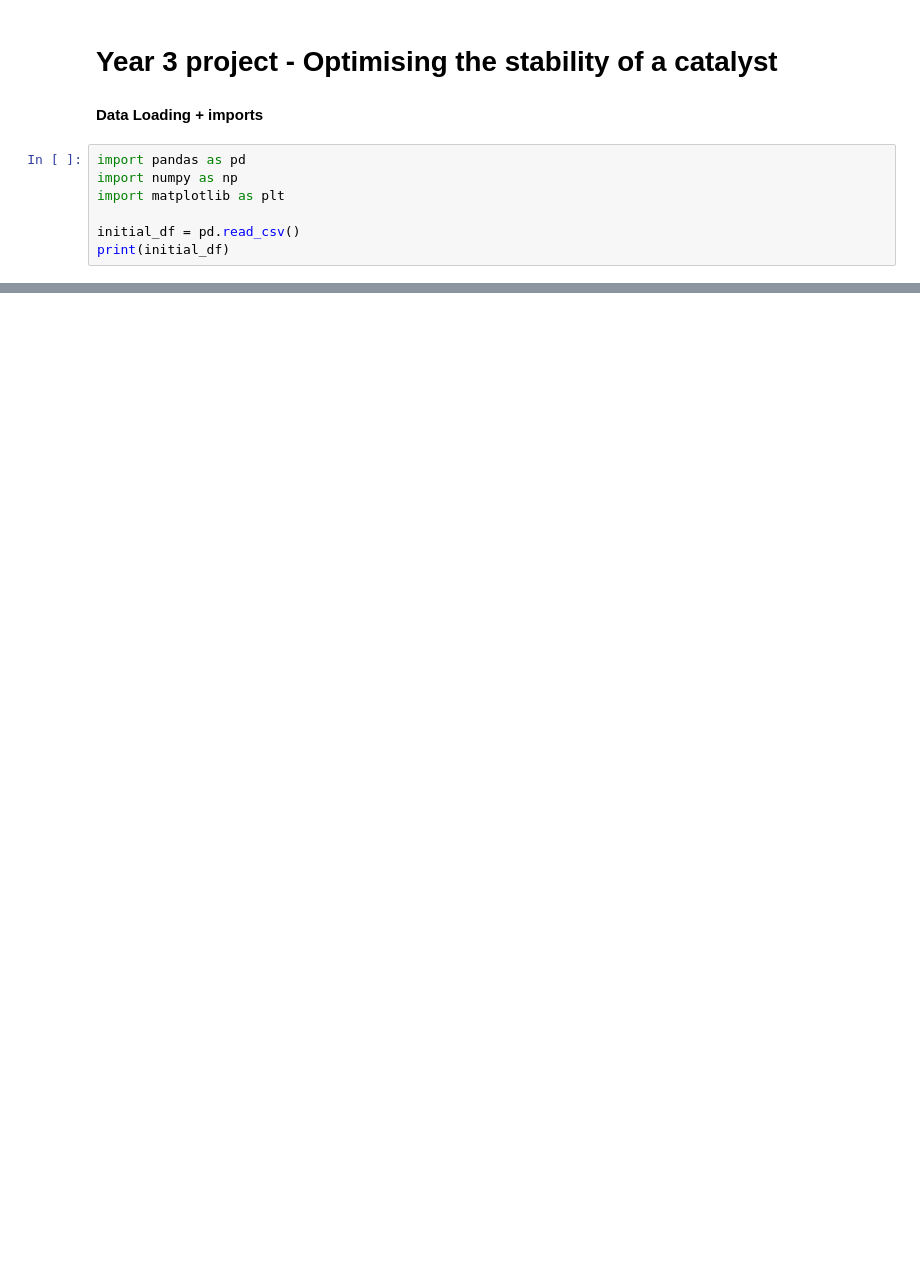
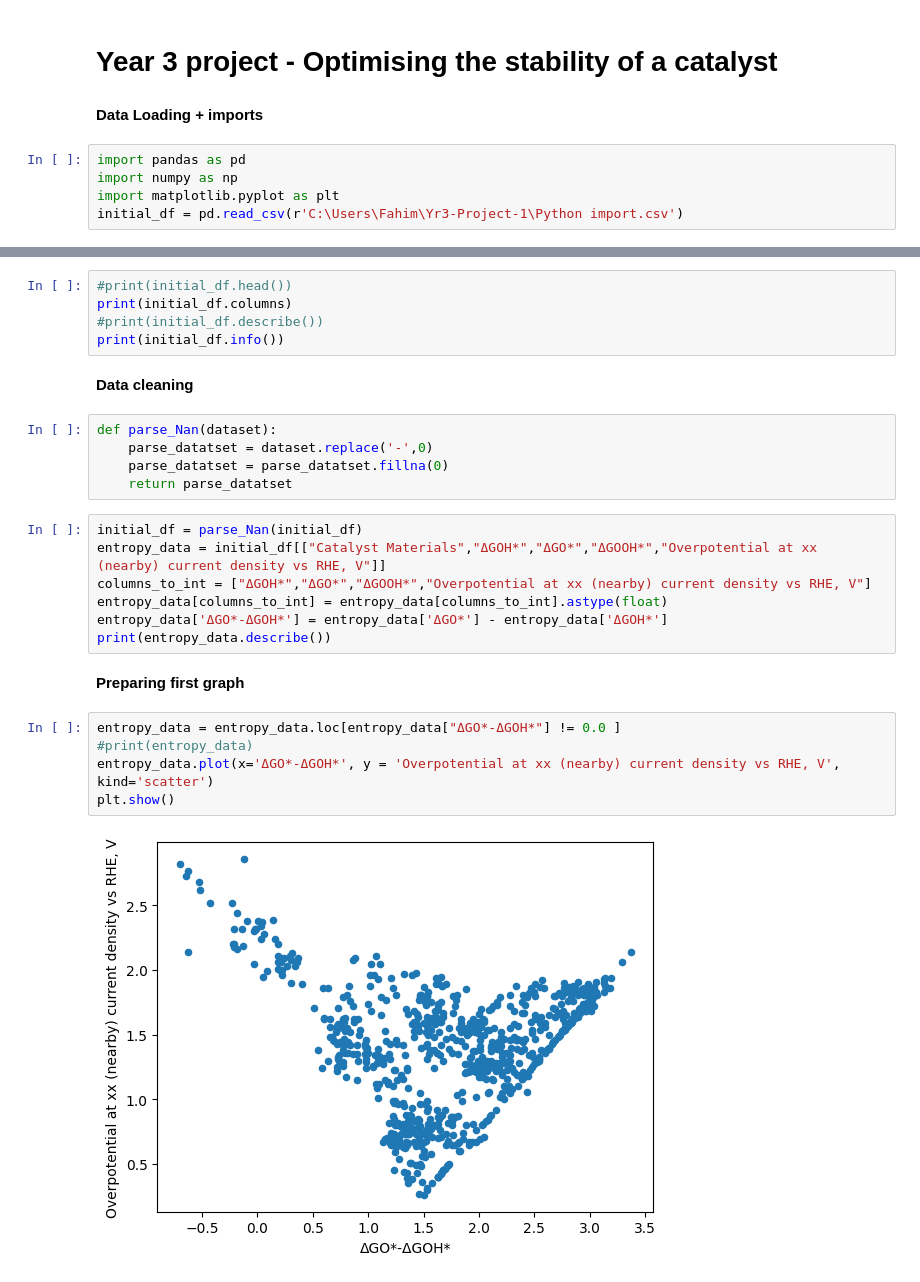
Before and after one commit to fahim-ah/Yr3-Project, a Jupyter notebook: Data file.ipynb, the cells around one changed output, grey strips where cells are left out. Saved outputs shown, nothing was run; the diff lists cells and outputs as text; blank space fills up the shorter version.

Commit message:
First graph

```diff
--- a/Data file.ipynb
+++ b/Data file.ipynb
@@ -5,7 +5,5 @@
 # %%
 import pandas as pd
 import numpy as np
-import matplotlib as plt
-
-initial_df = pd.read_csv()
-print(initial_df)
+import matplotlib.pyplot as plt
+initial_df = pd.read_csv(r'C:\Users\Fahim\Yr3-Project-1\Python import.csv')
@@ -13,0 +12,28 @@ UnicodeDecodeError: 'utf-8' codec can't decode byte 0xb7 in position 3876: inval
+# %%
+#print(initial_df.head())
+print(initial_df.columns)
+#print(initial_df.describe())
+print(initial_df.info())
+# %% [markdown]
+**Data cleaning**
+# %%
+def parse_Nan(dataset):
+    parse_datatset = dataset.replace('-',0)
+    parse_datatset = parse_datatset.fillna(0)
+    return parse_datatset
+# %%
+initial_df = parse_Nan(initial_df)
+entropy_data = initial_df[["Catalyst Materials","ΔGOH*","ΔGO*","ΔGOOH*","Overpotential at xx (nearby) current density vs RHE, V"]]
+columns_to_int = ["ΔGOH*","ΔGO*","ΔGOOH*","Overpotential at xx (nearby) current density vs RHE, V"]
+entropy_data[columns_to_int] = entropy_data[columns_to_int].astype(float)
+entropy_data['ΔGO*-ΔGOH*'] = entropy_data['ΔGO*'] - entropy_data['ΔGOH*']
+print(entropy_data.describe())
+# %% [markdown]
+**Preparing first graph**
+# %%
+entropy_data = entropy_data.loc[entropy_data["ΔGO*-ΔGOH*"] != 0.0 ]
+#print(entropy_data)
+entropy_data.plot(x='ΔGO*-ΔGOH*', y = 'Overpotential at xx (nearby) current density vs RHE, V', kind='scatter')
+plt.show()
+# %% [output]
+[figure, added]
```
Also changed, not shown: parts of 2 cells of this notebook, 1 other file.
